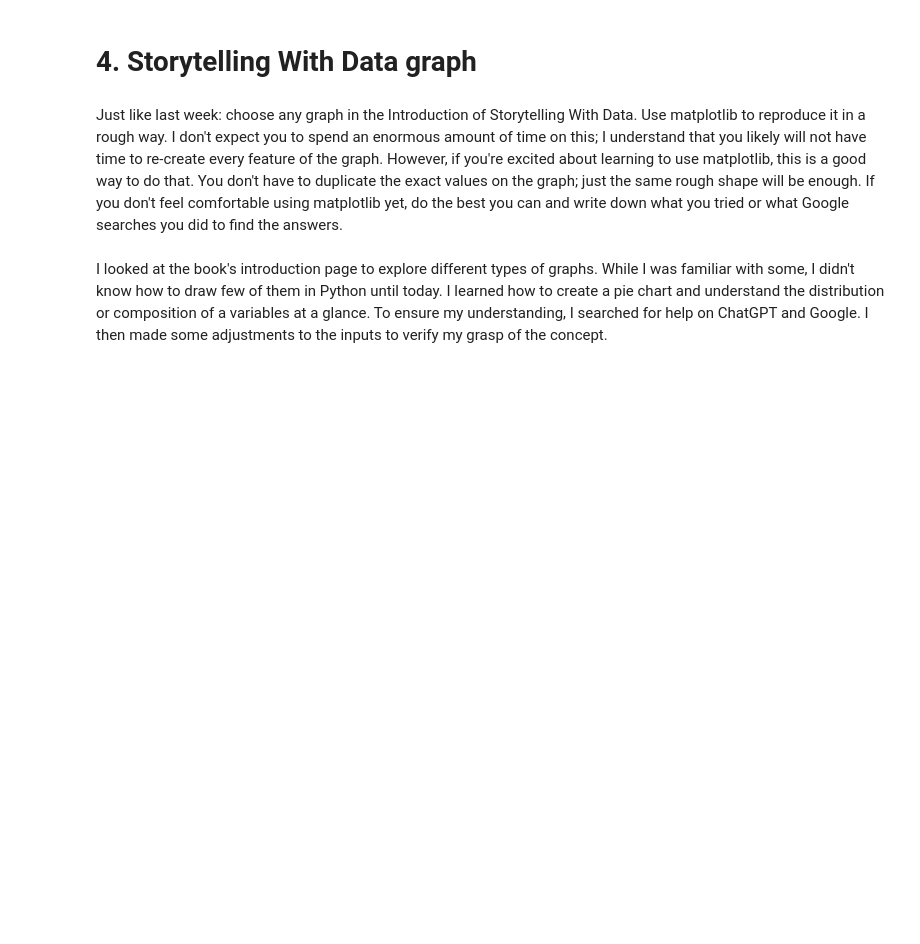
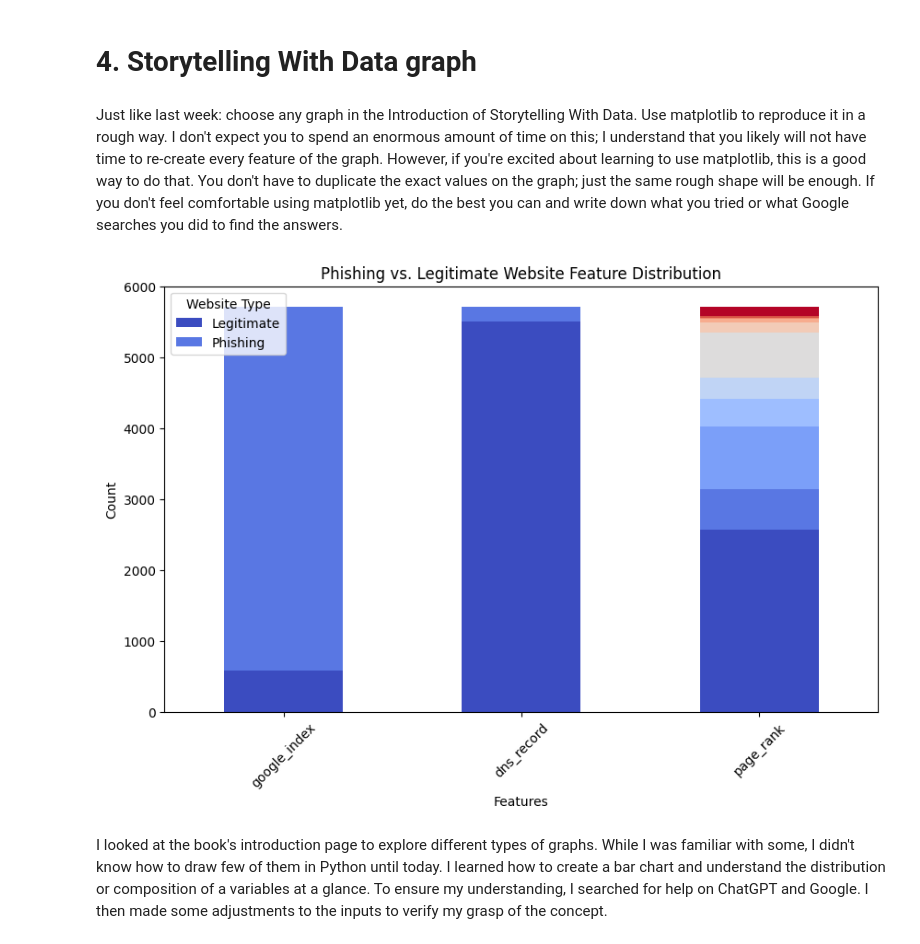
Before and after one commit to Rocking-Priya/2025-spring-B2, a Jupyter notebook: Week2.ipynb, the cells around one changed output. Cells and saved outputs as stored; diff of their text form; code cells hidden in the pictures; blank space fills up the shorter version.

```diff
--- a/Week2.ipynb
+++ b/Week2.ipynb
@@ -242,5 +242,24 @@ There is no significant class imbalance.
 Just like last week: choose any graph in the Introduction of Storytelling With Data. Use matplotlib to reproduce it in a rough way. I don't expect you to spend an enormous amount of time on this; I understand that you likely will not have time to re-create every feature of the graph. However, if you're excited about learning to use matplotlib, this is a good way to do that. You don't have to duplicate the exact values on the graph; just the same rough shape will be enough.  If you don't feel comfortable using matplotlib yet, do the best you can and write down what you tried or what Google searches you did to find the answers.
 # %%
 import matplotlib.pyplot as plt
+# %%
+
+# Select features for analysis
+features = ["google_index", "dns_record", "page_rank"]  # Example categorical features
+df_filtered = df[features + ["status"]]
+
+# Count phishing vs. legitimate occurrences for each feature
+feature_counts = df_filtered.groupby("status").apply(lambda x: x[features].apply(pd.Series.value_counts)).fillna(0)
+
+# Plot stacked bar chart
+ax = feature_counts.T.plot(kind='bar', stacked=True, figsize=(10, 6), colormap="coolwarm")
+plt.title("Phishing vs. Legitimate Website Feature Distribution")
+plt.ylabel("Count")
+plt.xlabel("Features")
+plt.legend(title="Website Type", labels=["Legitimate", "Phishing"])
+plt.xticks(rotation=45)
+plt.show()
+# %% [output]
+[figure, added]
 # %% [markdown]
-I looked at the book's introduction page to explore different types of graphs. While I was familiar with some, I didn't know how to draw few of them in Python until today. I learned how to create a pie chart and understand the distribution or composition of a variables at a glance. To ensure my understanding, I searched for help on ChatGPT and Google. I then made some adjustments to the inputs to verify my grasp of the concept.
+I looked at the book's introduction page to explore different types of graphs. While I was familiar with some, I didn't know how to draw few of them in Python until today. I learned how to create a bar chart and understand the distribution or composition of a variables at a glance. To ensure my understanding, I searched for help on ChatGPT and Google. I then made some adjustments to the inputs to verify my grasp of the concept.
```
